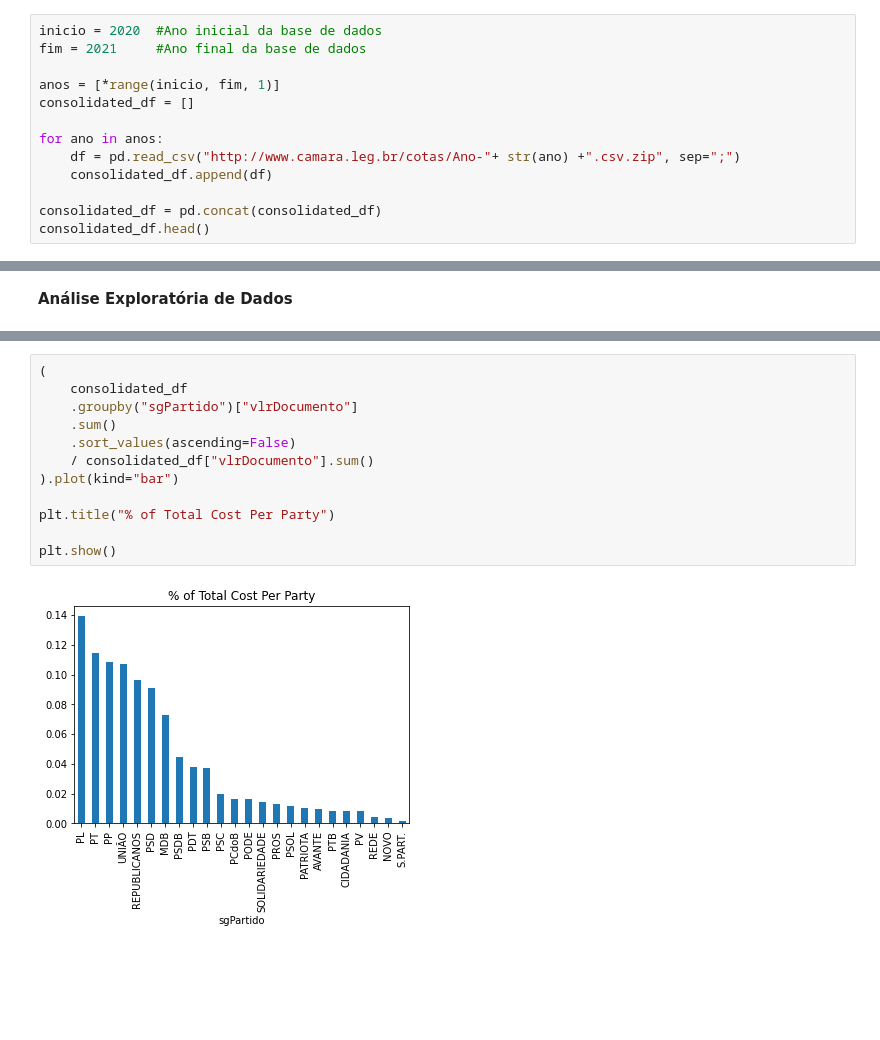
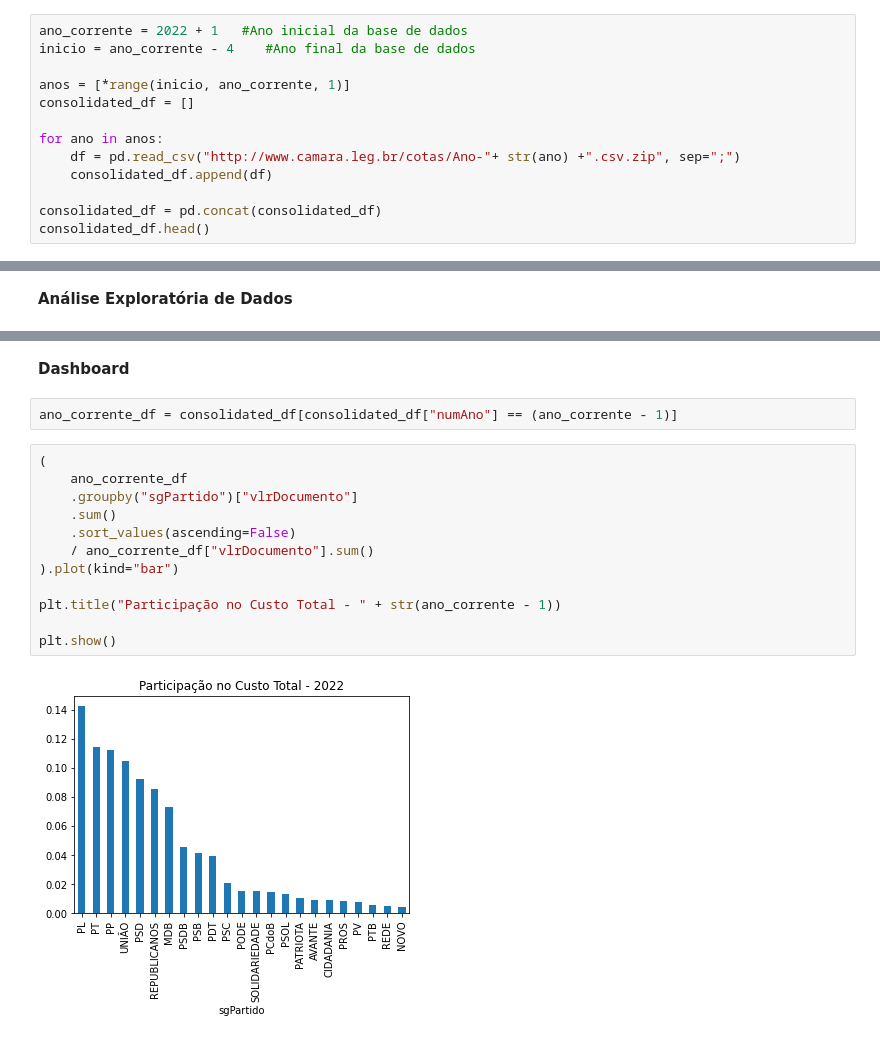
Before and after one commit to joaofranca13/camara-deputados-despesas, a Jupyter notebook: src/dataviz-dados-abertos-camara.ipynb, the cells around one changed output, grey strips where cells are left out. Cells and saved outputs as stored; diff of their text form; blank space fills up the shorter version.

```diff
--- a/src/dataviz-dados-abertos-camara.ipynb
+++ b/src/dataviz-dados-abertos-camara.ipynb
@@ -20,10 +20,10 @@ Definição do escopo da visualização de dados
 
 4. Frequência: Atualização diária
 # %%
-inicio = 2020  #Ano inicial da base de dados
-fim = 2021     #Ano final da base de dados
+ano_corrente = 2022 + 1   #Ano inicial da base de dados
+inicio = ano_corrente - 4    #Ano final da base de dados
 
-anos = [*range(inicio, fim, 1)]
+anos = [*range(inicio, ano_corrente, 1)]
 consolidated_df = []
 
 for ano in anos:
@@ -86,14 +90,18 @@ plt.show()
+# %% [markdown]
+**Dashboard**
+# %%
+ano_corrente_df = consolidated_df[consolidated_df["numAno"] == (ano_corrente - 1)]
 # %%
 (
-    consolidated_df
+    ano_corrente_df
     .groupby("sgPartido")["vlrDocumento"]
     .sum()
     .sort_values(ascending=False)
-    / consolidated_df["vlrDocumento"].sum()
+    / ano_corrente_df["vlrDocumento"].sum()
 ).plot(kind="bar")
 
-plt.title("% of Total Cost Per Party")
+plt.title("Participação no Custo Total - " + str(ano_corrente - 1))
 
 plt.show()
 # %% [output]
-[figure, old version]
+[figure, new version]
```
Also changed, not shown: parts of 7 cells of this notebook.
